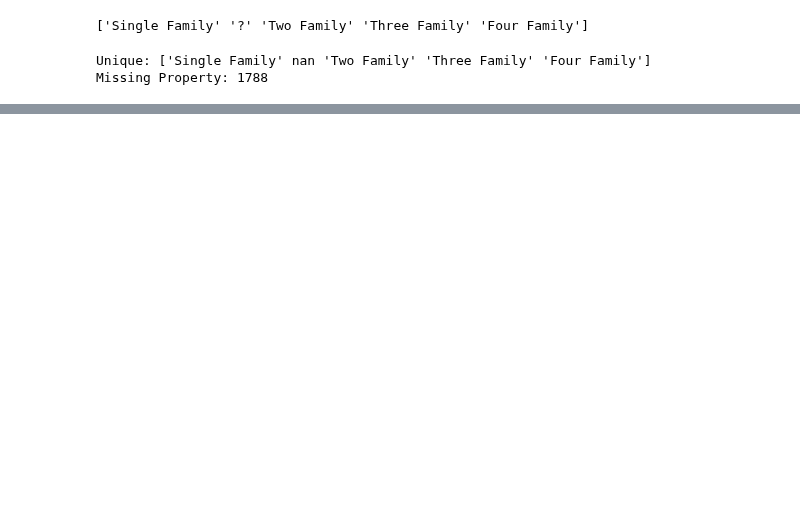
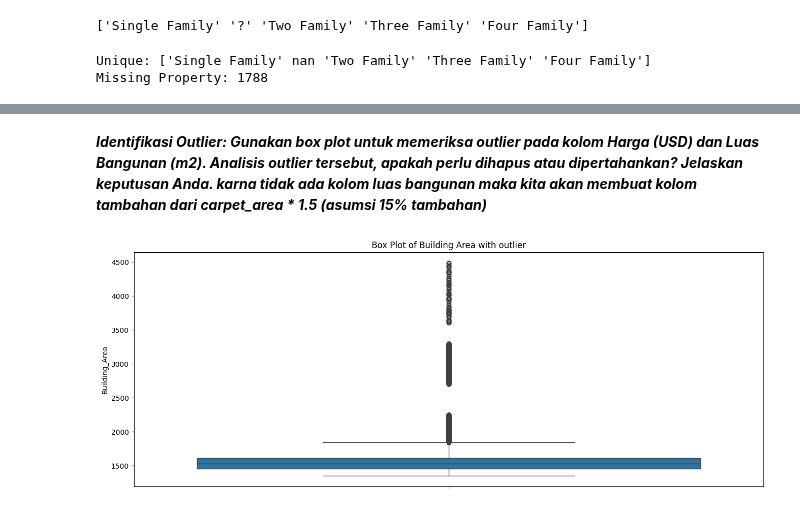
Before and after one commit to Aris0506/Python-Data-Analysis-Project-learning-journey, a Jupyter notebook: 00 mini project/08 Exploration Data analisis in python/analisis data faktor harga properti.ipynb, the cells around one changed output, grey strips where cells are left out. Saved outputs shown, nothing was run; the diff lists cells and outputs as text; code cells hidden in the pictures; blank space fills up the shorter version.

```diff
--- a/00 mini project/08 Exploration Data analisis in python/analisis data faktor harga properti.ipynb
+++ b/00 mini project/08 Exploration Data analisis in python/analisis data faktor harga properti.ipynb
@@ -389,2 +369,11 @@ dtype: object
 # %%
-# next ubah data type
+#ubah data type
+real_estate_trans_df['Date'] =  real_estate_trans_df['Date'].astype('datetime64[ns]')
+real_estate_trans_df['Locality'] =  real_estate_trans_df['Locality'].astype('category')
+real_estate_trans_df['Property'] =  real_estate_trans_df['Property'].astype('category')
+real_estate_trans_df['Residential'] = real_estate_trans_df['Residential'].astype('category')
+real_estate_trans_df['Face'] =  real_estate_trans_df['Face'].astype('category')
+real_estate_trans_df['num_rooms'] =  real_estate_trans_df['num_rooms'].astype('int32')
+real_estate_trans_df['num_bathrooms'] =  real_estate_trans_df['num_bathrooms'].astype('int32')
+
+print(real_estate_trans_df.dtypes)
@@ -390,0 +404,13 @@ dtype: object
+# %% [markdown]
+***Identifikasi Outlier: Gunakan box plot untuk memeriksa outlier pada kolom Harga (USD) dan Luas Bangunan (m2). Analisis outlier tersebut, apakah perlu dihapus atau dipertahankan? Jelaskan keputusan Anda. karna tidak ada kolom luas bangunan maka kita akan membuat kolom tambahan dari carpet_area * 1.5 (asumsi 15% tambahan)***
+# %%
+# adding new column Building_Area
+real_estate_trans_df['Building_Area'] = real_estate_trans_df['carpet_area'] * 1.5 # asumsi 15% tambahan
+
+
+plt.figure(figsize=(16, 6))
+sns.boxplot(data=real_estate_trans_df, y='Building_Area')
+plt.title('Box Plot of Building Area with outlier')
+plt.show()
+# %% [output]
+[figure, added]
```
Also changed, not shown: parts of 31 cells of this notebook, 5 other files.
